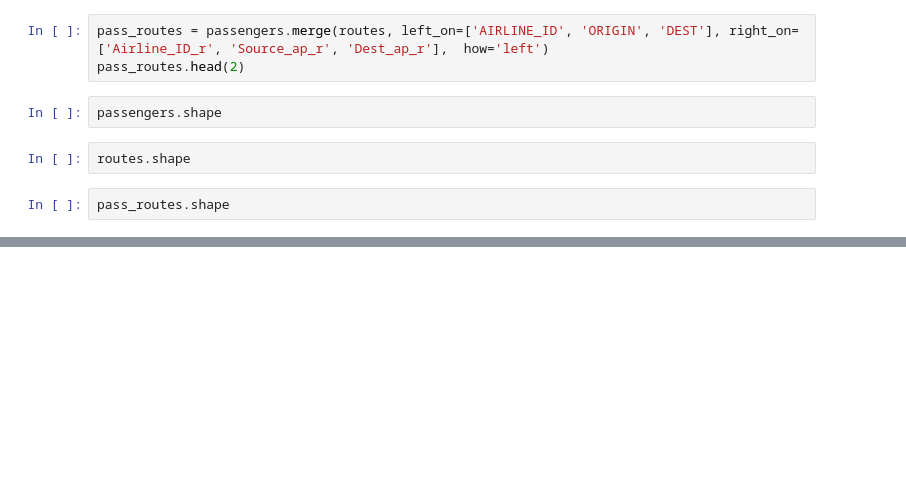
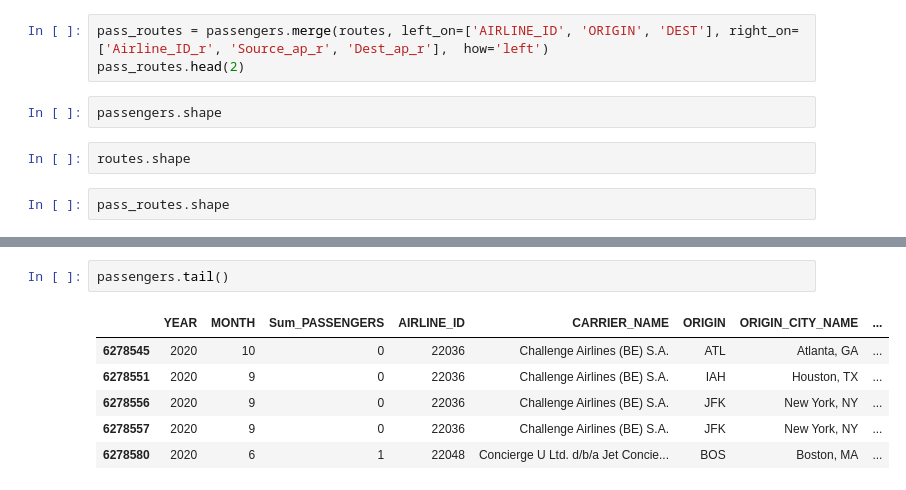
Before and after one commit to scottschriver/NSS_Capstone, a Jupyter notebook: Notebooks/Flight_delays.ipynb, the cells around one changed output, grey strips where cells are left out. Cells and saved outputs as stored; diff of their text form; blank space fills up the shorter version.

```diff
--- a/Notebooks/Flight_delays.ipynb
+++ b/Notebooks/Flight_delays.ipynb
@@ -800,0 +958,9 @@ pass_routes.shape
+# %%
+passengers.tail()
+# %% [output]
+|  | YEAR | MONTH | Sum_PASSENGERS | AIRLINE_ID | CARRIER_NAME | ORIGIN | ORIGIN_CITY_NAME | ... |
+| 6278545 | 2020 | 10 | 0 | 22036 | Challenge Airlines (BE) S.A. | ATL | Atlanta, GA | ... |
+| 6278551 | 2020 | 9 | 0 | 22036 | Challenge Airlines (BE) S.A. | IAH | Houston, TX | ... |
+| 6278556 | 2020 | 9 | 0 | 22036 | Challenge Airlines (BE) S.A. | JFK | New York, NY | ... |
+| 6278557 | 2020 | 9 | 0 | 22036 | Challenge Airlines (BE) S.A. | JFK | New York, NY | ... |
+| 6278580 | 2020 | 6 | 1 | 22048 | Concierge U Ltd. d/b/a Jet Concie... | BOS | Boston, MA | ... |
```
Also changed, not shown: parts of 93 cells of this notebook.
